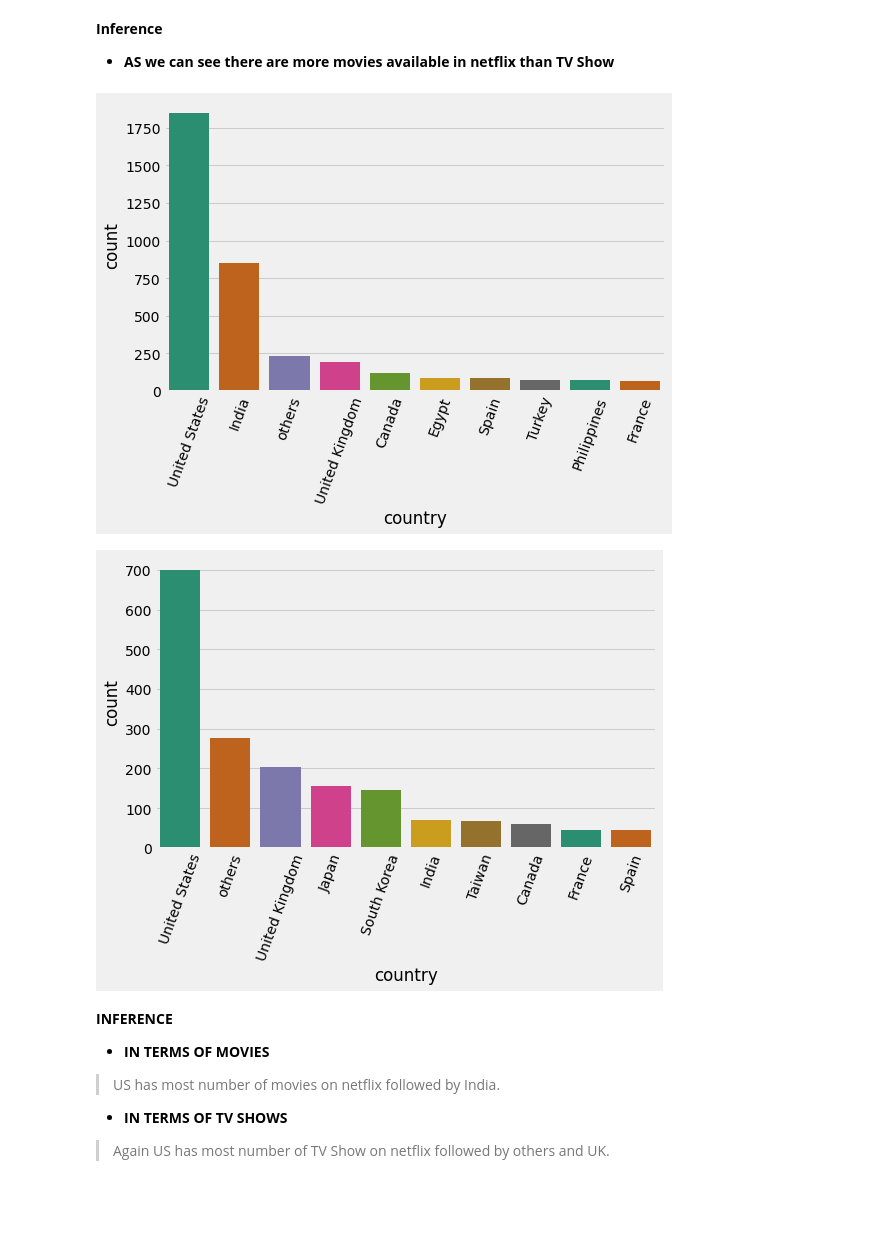
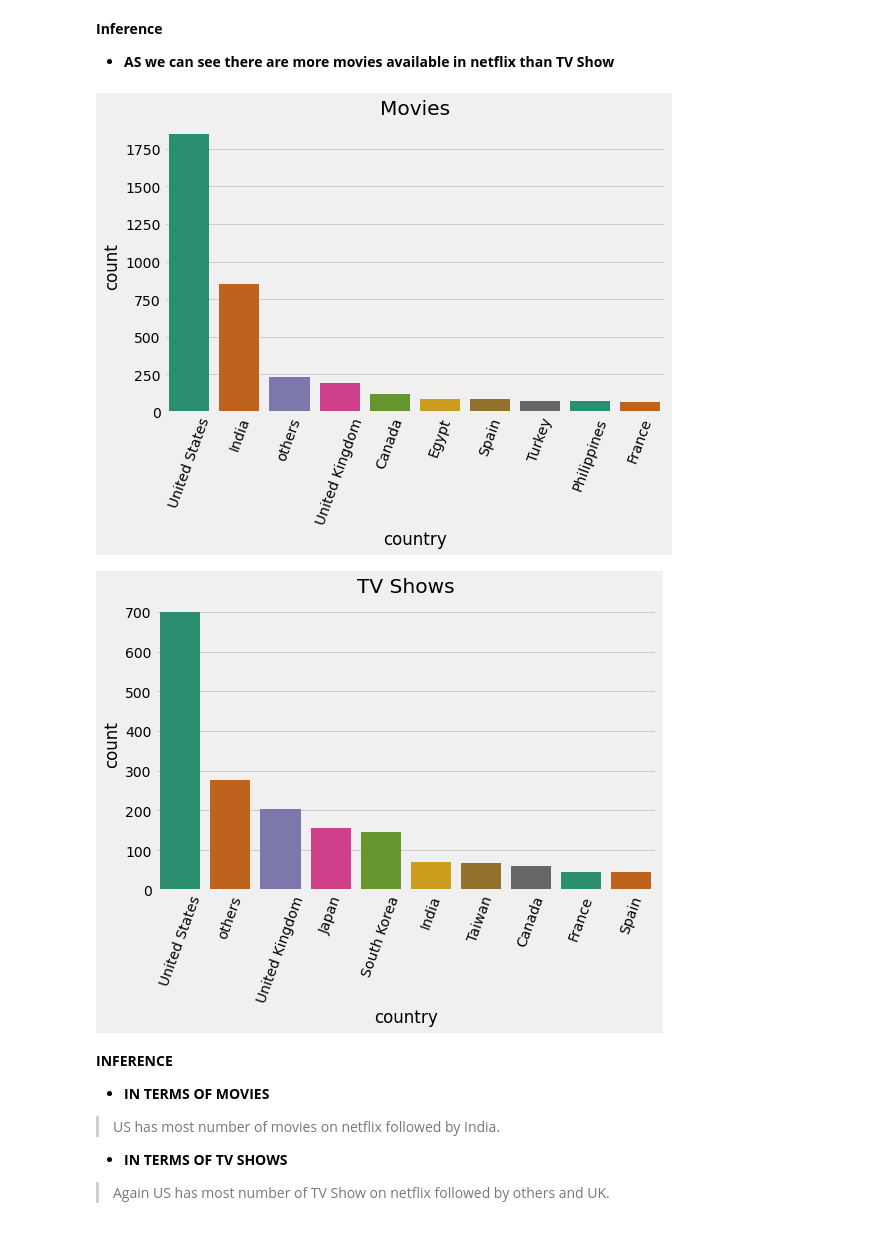
Before and after one commit to AYUSH-SHARMA25/NETFLIX-MOVIES-AND-TV-SHOWS-CLUSTERING, a Jupyter notebook: NETFLIX_MOVIES_AND_TV_SHOWS_CLUSTERING.ipynb, the cells around one changed output. Drawn from its saved outputs; the diff is of its cells as text; code cells hidden in the pictures; blank space fills up the shorter version.

```diff
--- a/NETFLIX_MOVIES_AND_TV_SHOWS_CLUSTERING.ipynb
+++ b/NETFLIX_MOVIES_AND_TV_SHOWS_CLUSTERING.ipynb
@@ -247,12 +247,13 @@ netflix_movies = df[df['type'] == 'Movie']
 netflix_tv = df[df['type'] == 'TV Show']
 # %%
 # Defining a ploting function
-def count_order(column, color_palette):
+def count_order(column, color_palette,title):
   '''
   this function plots counplot with order parameter
   '''
   plt.figure(figsize = (8,5))
   sns.countplot(column, palette = color_palette, order =column.value_counts().index[:10])
+  plt.title(title)
   plt.xticks(rotation = 70)
   plt.show()
 # %%
@@ -271,14 +272,14 @@ plt.show()
 *   **AS we can see there are more movies available in netflix than TV Show**
 # %%
 # Netflix movies country wise
-count_order(netflix_movies['country'], 'Dark2',)
+count_order(netflix_movies['country'], 'Dark2','Movies')
 # %% [output]
-[figure, old version]
+[figure, new version]
 # %%
 # Netflix TV Shows country wise
-count_order(netflix_tv['country'], 'Dark2')
+count_order(netflix_tv['country'], 'Dark2','TV Shows')
 # %% [output]
-[figure, old version]
+[figure, new version]
 # %% [markdown]
 **INFERENCE**
 
```
Also changed, not shown: parts of 11 cells of this notebook.
